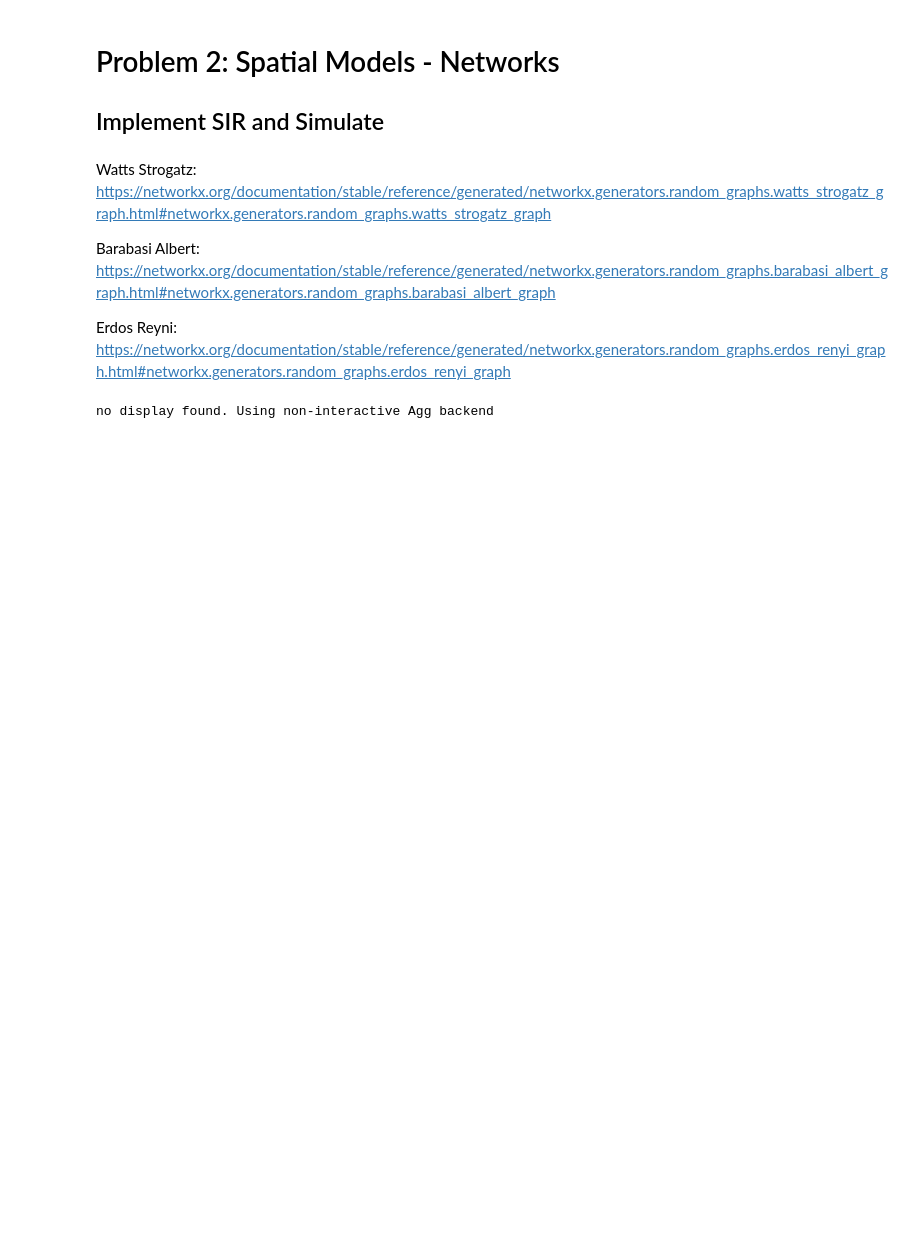
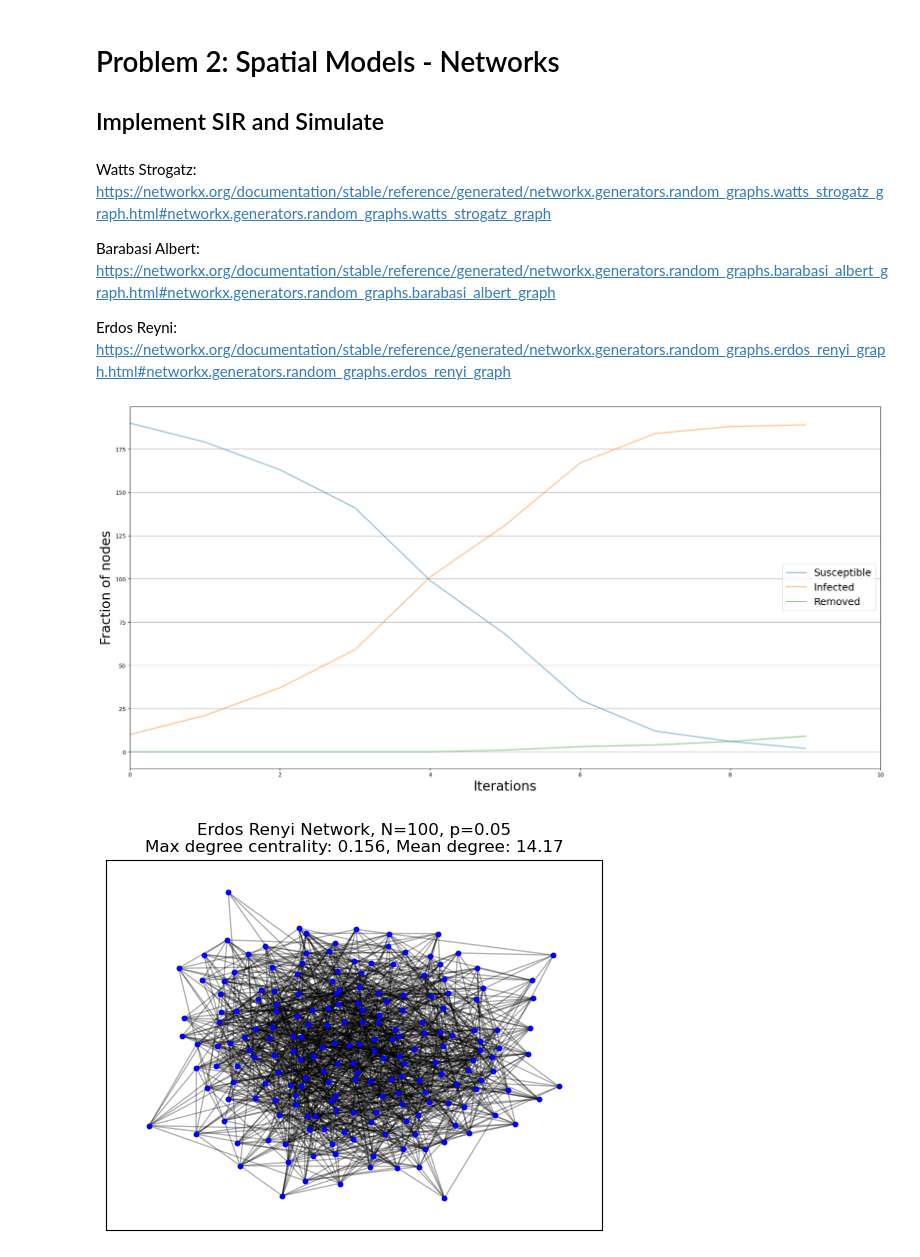
Before and after one commit to kylehtunis/stochastic-modeling, a Jupyter notebook: problem2.ipynb, the cells around one changed output. Cells and saved outputs as stored; diff of their text form; code cells hidden in the pictures; blank space fills up the shorter version.

Commit message:
data reading, experiments on networks

```diff
--- a/problem2.ipynb
+++ b/problem2.ipynb
@@ -22,7 +22,7 @@ params = {
 }
 
 # Default/test function for simulation
-def simulate_network_sir(graph, max_time, title=None, plot=False, visualise_network=False):
+def simulate_network_sir(graph, max_time, title=None, plot=False, visualise_network=False, return_trends=False):
 
     # Taken from ndlib tutorial: https://ndlib.readthedocs.io/en/latest/tutorial.html
     # Model selection
@@ -55,32 +55,58 @@ def simulate_network_sir(graph, max_time, title=None, plot=False, visualise_netw
         nx.draw_networkx_nodes(graph, pos, node_size=10, node_color="blue", alpha=1.0)
         nx.draw_networkx_edges(graph, pos, edge_color="black", alpha=0.3)
         plt.show()
+
+    if return_trends:
+        return trends
-# %% [output]
-no display found. Using non-interactive Agg backend
 # %%
 # Plot network topology for intuitive/qualitative understanding
 # Erdos Renyi, Barabasi Albert, Watts Strogatz
+%matplotlib inline
 
-g = nx.erdos_renyi_graph(100, 0.05) # N nodes, p chance for edge creation
+# Erdos Renyi
+g = nx.erdos_renyi_graph(200, 0.07) # N nodes, p chance for edge creation
 simulate_network_sir(g,10,plot=True,title="Erdos Renyi")
-pos = nx.spring_layout(g)  # or any layout you prefer
+
+pos = nx.spring_layout(g)
 nx.draw_networkx_nodes(g, pos, node_size=10, node_color="blue", alpha=1.0)
 nx.draw_networkx_edges(g, pos, edge_color="black", alpha=0.3)
-plt.title("Erdos Renyi Network, N=100, p=0.05")
+centrality = nx.degree_centrality(g)
+degrees = [d for n, d in g.degree()]
+mean_degree = sum(degrees) / len(degrees)
+
+plt.title("Erdos Renyi Network, N=100, p=0.05" + "\n" + "Max degree centrality: " + str(round(max(centrality.values()),3)) + ", Mean degree: " + str(round(mean_degree,2)))
 plt.show()
 
-g = nx.barabasi_albert_graph(100,1) # N nodes, m edges from new node
+
+
+# Barabasi Albert
+g = nx.barabasi_albert_graph(200,1) # N nodes, m edges from new node
 simulate_network_sir(g,10,plot=True,title="Barabasi Albert")
-pos = nx.spring_layout(g)  # or any layout you prefer
+
+pos = nx.spring_layout(g)
 nx.draw_networkx_nodes(g, pos, node_size=10, node_color="blue", alpha=1.0)
 nx.draw_networkx_edges(g, pos, edge_color="black", alpha=0.3)
-plt.title("Barabasi Albert Network, N=100, m=1")
+centrality = nx.degree_centrality(g)
+degrees = [d for n, d in g.degree()]
+mean_degree = sum(degrees) / len(degrees)
+
+plt.title("Barabasi Albert Network, N=100, m=1" + "\n" + "Max degree centrality: " + str(round(max(centrality.values()),3)) + ", Mean degree: " + str(round(mean_degree,2)))
 plt.show()
 
-g = nx.watts_strogatz_graph(100,10,0.01) # N nodes, k connected neighbours, p probability of rewiring each edge
+
+
+# Watts Strogatz
+g = nx.watts_strogatz_graph(200,5,0.01) # N nodes, k connected neighbours, p probability of rewiring each edge
 simulate_network_sir(g,10,plot=True,title="Watts Strogatz")
-pos = nx.shell_layout(g)  # or any layout you prefer
+
+pos = nx.shell_layout(g)
 nx.draw_networkx_nodes(g, pos, node_size=10, node_color="blue", alpha=1.0)
 nx.draw_networkx_edges(g, pos, edge_color="black", alpha=0.3)
-plt.title("Watts Strogatz Network, N=100, k=10, p=0.01")
+centrality = nx.degree_centrality(g)
+degrees = [d for n, d in g.degree()]
+mean_degree = sum(degrees) / len(degrees)
+plt.title("Watts Strogatz Network, N=100, k=10, p=0.01" + "\n" + "Max degree centrality: " + str(round(max(centrality.values()),3)) + ", Mean degree: " + str(round(mean_degree,2)))
 plt.show()
+# %% [output]
+[figure, added]
+[figure, added]
```
Also changed, not shown: parts of 4 cells of this notebook, 1 other file.
